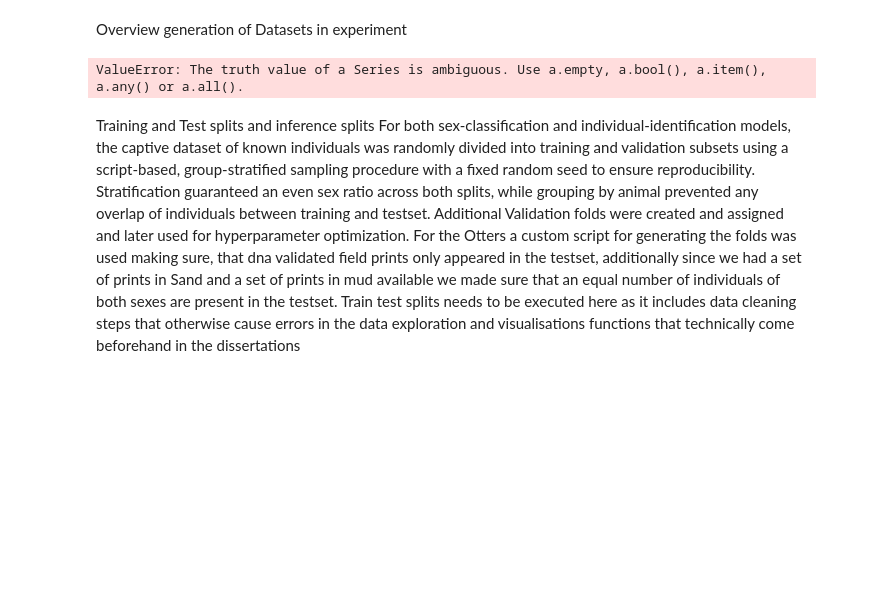
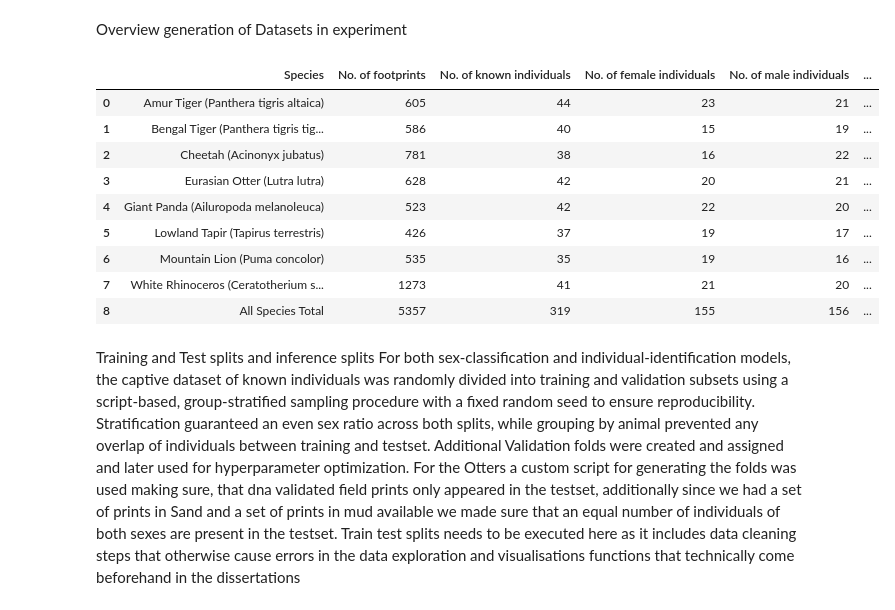
Before and after one commit to FKistner85/FIT_package, a Jupyter notebook: notebooks/Dissertation_noteb_final .ipynb, the cells around one changed output. Cells and saved outputs as stored; diff of their text form; code cells hidden in the pictures; blank space fills up the shorter version.

```diff
--- a/notebooks/Dissertation_noteb_final .ipynb
+++ b/notebooks/Dissertation_noteb_final .ipynb
@@ -184,12 +185,21 @@ Overview generation of Datasets in experiment
 # %%
 from FIT_python.data_split_and_summary.dataset_summary import generate_dataset_overview
 
 # Generate overview with summary statistics for all species
 # Note: Last row will contain totals across all species
-overview_df = generate_dataset_overview(cfg.RAW_DIR, EXP_DIR/'dataset_overview.parquet', reuse=False)
+overview_df = generate_dataset_overview(cfg.RAW_DIR, EXP_DIR/'dataset_overview.parquet', reuse=cfg.CONFIG["data_split_and_summary"]["reuse_overview"])
 overview_df
 # %% [output]
-ValueError: The truth value of a Series is ambiguous. Use a.empty, a.bool(), a.item(), a.any() or a.all().
+|  | Species | No. of footprints | No. of known individuals | No. of female individuals | No. of male individuals | ... |
+| 0 | Amur Tiger (Panthera tigris altaica) | 605 | 44 | 23 | 21 | ... |
+| 1 | Bengal Tiger (Panthera tigris tig... | 586 | 40 | 15 | 19 | ... |
+| 2 | Cheetah (Acinonyx jubatus) | 781 | 38 | 16 | 22 | ... |
+| 3 | Eurasian Otter (Lutra lutra) | 628 | 42 | 20 | 21 | ... |
+| 4 | Giant Panda (Ailuropoda melanoleuca) | 523 | 42 | 22 | 20 | ... |
+| 5 | Lowland Tapir (Tapirus terrestris) | 426 | 37 | 19 | 17 | ... |
+| 6 | Mountain Lion (Puma concolor) | 535 | 35 | 19 | 16 | ... |
+| 7 | White Rhinoceros (Ceratotherium s... | 1273 | 41 | 21 | 20 | ... |
+| 8 | All Species Total | 5357 | 319 | 155 | 156 | ... |
 # %% [markdown]
 Training and Test splits and inference splits
 For both sex‐classification and individual‐identification models, the captive dataset of known individuals was randomly divided into training and validation subsets using a script‐based, group‐stratified sampling procedure with a fixed random seed to ensure reproducibility. Stratification guaranteed an even sex ratio across both splits, while grouping by animal prevented any overlap of individuals between training and testset.  Additional Validation folds were created and assigned and later used for hyperparameter optimization.
```
Also changed, not shown: parts of 12 cells of this notebook.
